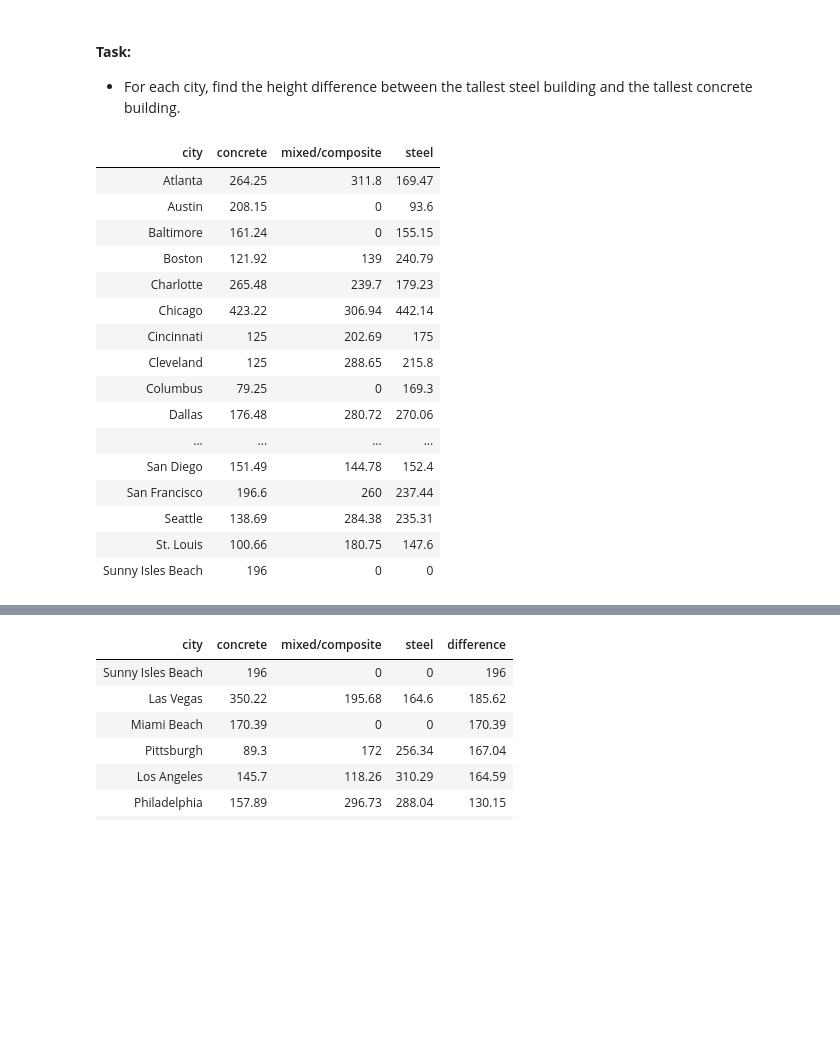
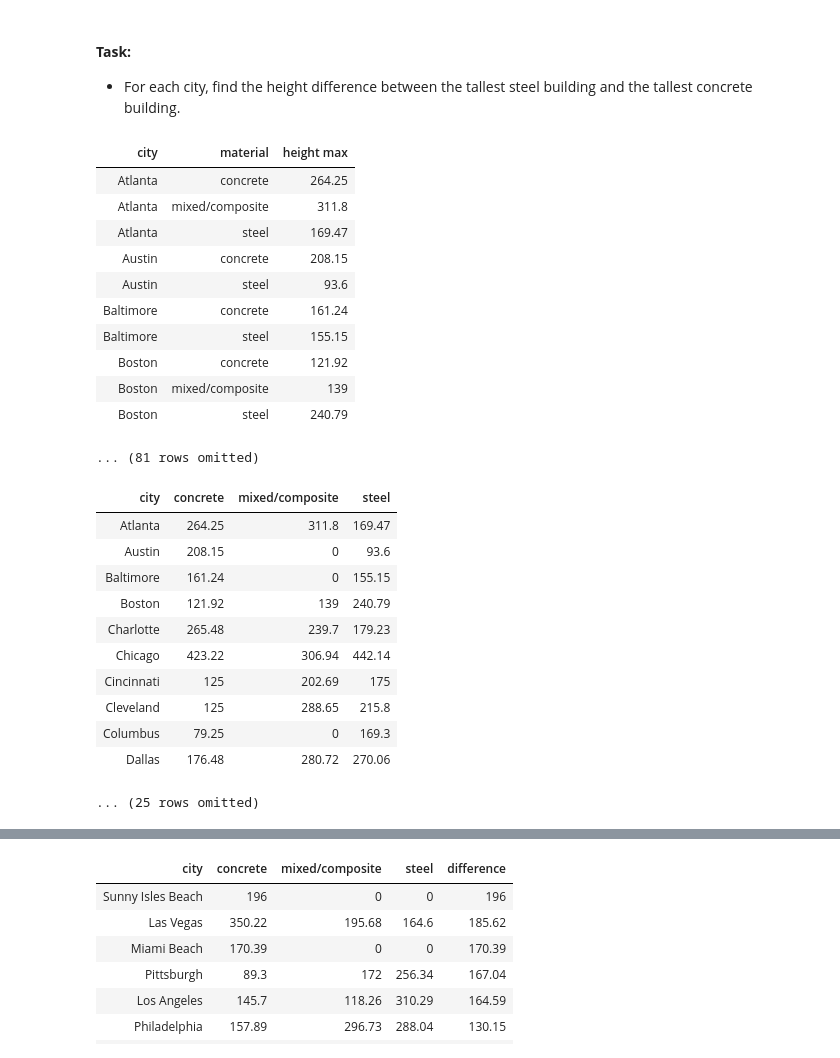
Before and after one commit to kystewart/materials-sp25, a Jupyter notebook: lec/lec11/lec11.ipynb, the cells around one changed output, grey strips where cells are left out. Drawn from its saved outputs; the diff is of its cells as text; code cells hidden in the pictures; blank space fills up the shorter version.

```diff
--- a/lec/lec11/lec11.ipynb
+++ b/lec/lec11/lec11.ipynb
@@ -120,28 +140,39 @@ skyscrapers.select('material', 'city',
 # %% [markdown]
 #### **Task:**
 - For each city, find the height difference between the tallest steel building and the tallest concrete building.
+# %%
+skyscrapers.select('material', 'city',
+                   'height').group(['city', 'material'], max)
+# %% [output]
+| city | material | height max |
+| Atlanta | concrete | 264.25 |
+| Atlanta | mixed/composite | 311.8 |
+| Atlanta | steel | 169.47 |
+| Austin | concrete | 208.15 |
+| Austin | steel | 93.6 |
+| Baltimore | concrete | 161.24 |
+| Baltimore | steel | 155.15 |
+| Boston | concrete | 121.92 |
+| Boston | mixed/composite | 139 |
+| Boston | steel | 240.79 |
+... (81 rows omitted)
 # %%
 skyscrapers_pivoted = skyscrapers.pivot('material', 'city',
                                         values='height', collect=max)
-skyscrapers_pivoted.show()
+skyscrapers_pivoted
 # %% [output]
 | city | concrete | mixed/composite | steel |
 | Atlanta | 264.25 | 311.8 | 169.47 |
 | Austin | 208.15 | 0 | 93.6 |
 | Baltimore | 161.24 | 0 | 155.15 |
 | Boston | 121.92 | 139 | 240.79 |
 | Charlotte | 265.48 | 239.7 | 179.23 |
 | Chicago | 423.22 | 306.94 | 442.14 |
 | Cincinnati | 125 | 202.69 | 175 |
 | Cleveland | 125 | 288.65 | 215.8 |
 | Columbus | 79.25 | 0 | 169.3 |
 | Dallas | 176.48 | 280.72 | 270.06 |
-| ... | ... | ... | ... |
-| San Diego | 151.49 | 144.78 | 152.4 |
-| San Francisco | 196.6 | 260 | 237.44 |
-| Seattle | 138.69 | 284.38 | 235.31 |
-| St. Louis | 100.66 | 180.75 | 147.6 |
-| Sunny Isles Beach | 196 | 0 | 0 |
+... (25 rows omitted)
 # %%
 skyscrapers_pivoted = skyscrapers_pivoted.with_column(
     'difference',
```
Also changed, not shown: parts of 12 cells of this notebook, 1 other file.
